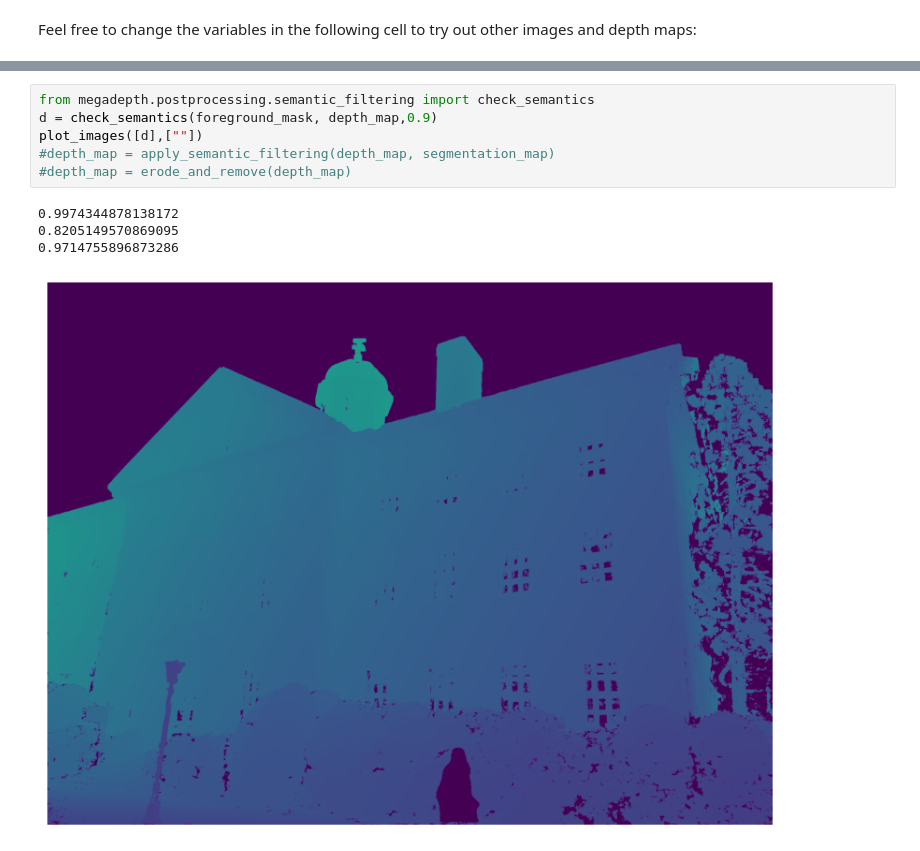
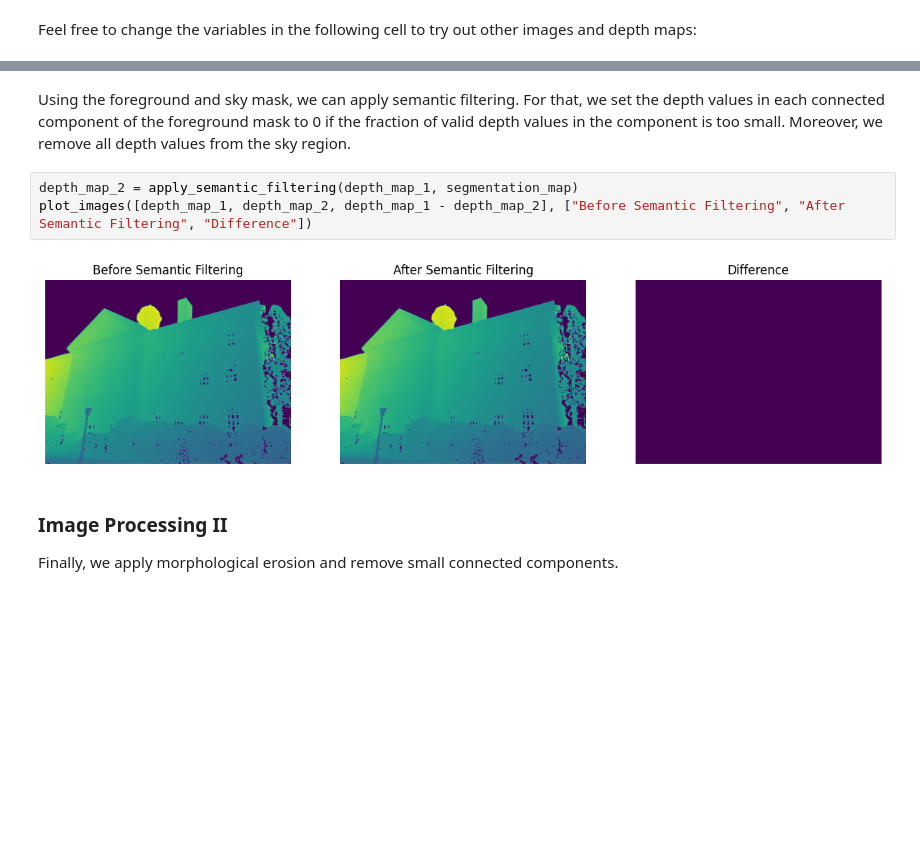
Before and after one commit to fyangch/RefinedMegaDepth, a Jupyter notebook: notebooks/postprocessing.ipynb, the cells around one changed output, grey strips where cells are left out. Cells and saved outputs as stored; diff of their text form; blank space fills up the shorter version.

```diff
--- a/notebooks/postprocessing.ipynb
+++ b/notebooks/postprocessing.ipynb
@@ -174,11 +92,10 @@ plot_images([crop,crop_filt, colorEncode(crop_seg,colors),crop-crop_filt], ["ori
-# %%
-from megadepth.postprocessing.semantic_filtering import check_semantics
-d = check_semantics(foreground_mask, depth_map,0.9)
-plot_images([d],[""])
-#depth_map = apply_semantic_filtering(depth_map, segmentation_map)
-#depth_map = erode_and_remove(depth_map)
-# %% [output]
-0.9974344878138172
-0.8205149570869095
-0.9714755896873286
-[figure, removed]
+# %% [markdown]
+Using the foreground and sky mask, we can apply semantic filtering. For that, we set the depth values in each connected component of the foreground mask to 0 if the fraction of valid depth values in the component is too small. Moreover, we remove all depth values from the sky region.
+# %%
+depth_map_2 = apply_semantic_filtering(depth_map_1, segmentation_map)
+plot_images([depth_map_1, depth_map_2, depth_map_1 - depth_map_2], ["Before Semantic Filtering", "After Semantic Filtering", "Difference"])
+# %% [output]
+[figure, added]
+# %% [markdown]
+### Image Processing II
+Finally, we apply morphological erosion and remove small connected components.
```
Also changed, not shown: parts of 18 cells of this notebook, 2 other files.
